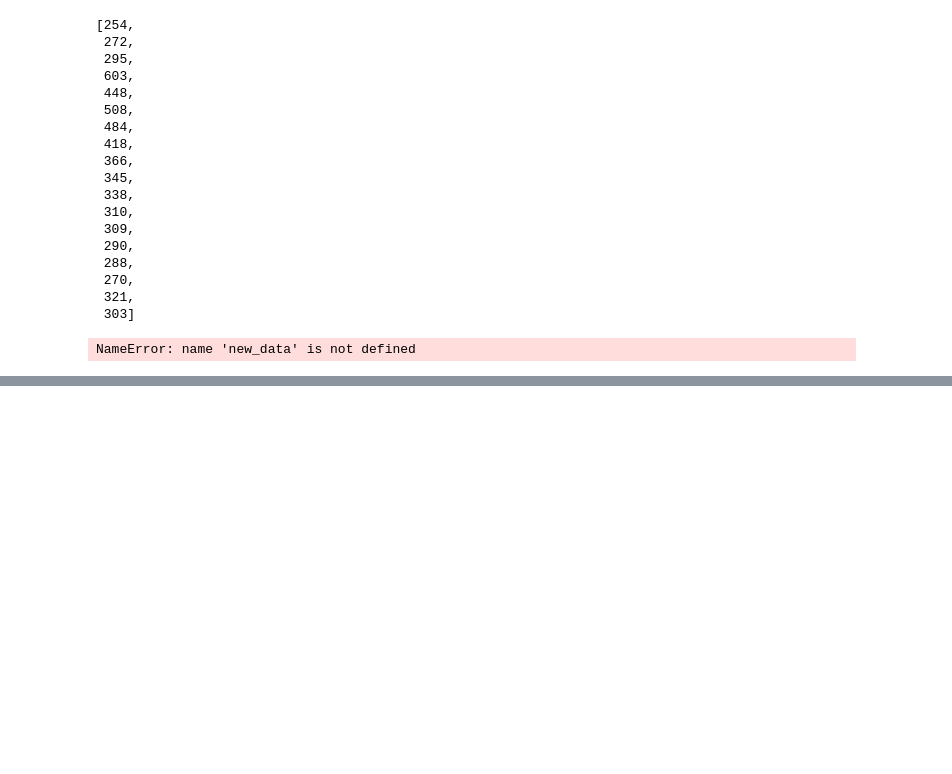
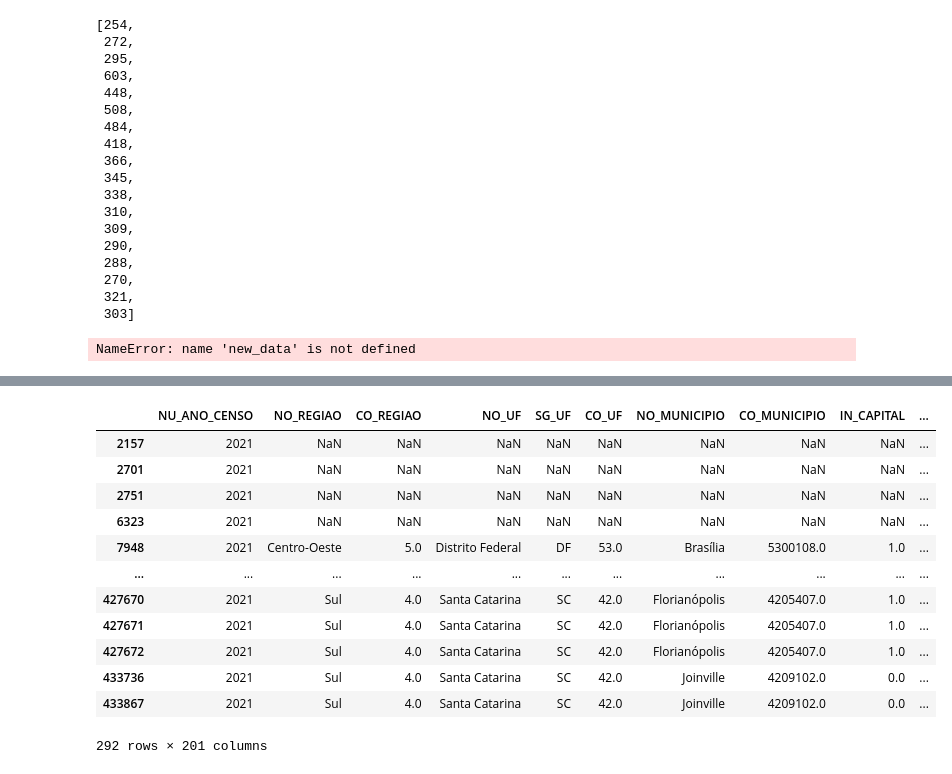
Before and after one commit to pedroafmelo/sidtec_pb, a Jupyter notebook: etapa_2/pessoas_recursos/extract_transform/testing.ipynb, the cells around one changed output, grey strips where cells are left out. Drawn from its saved outputs; the diff is of its cells as text; code cells hidden in the pictures; blank space fills up the shorter version.

```diff
--- a/etapa_2/pessoas_recursos/extract_transform/testing.ipynb
+++ b/etapa_2/pessoas_recursos/extract_transform/testing.ipynb
@@ -2088,0 +2186,6 @@ NameError: name 'new_data' is not defined
+# %%
+import pandas as pd
+pd.set_option("display.max_columns", 300)
+# %%
+file = pd.read_csv('/Volumes/SEAGATE_EHD/sidtec_pb/censo_superior/Microdados_do_Censo_da_Educacao_Superior_2021/dados/MICRODADOS_CADASTRO_CURSOS_2021.CSV',
+                   encoding = "latin", sep = ";")
@@ -2088,0 +2277,20 @@ NameError: name 'new_data' is not defined
+# %%
+file = file.assign(
+    NOME_CURSO = lambda x: x.str.slice(3) if "ABI" in x["NO_CINE_ROTULO"] else x["NO_CINE_ROTULO"]
+)
+# %%
+file.query("NO_CINE_AREA_GERAL == 'Programas básicos'")
+# %% [output]
+|  | NU_ANO_CENSO | NO_REGIAO | CO_REGIAO | NO_UF | SG_UF | CO_UF | NO_MUNICIPIO | CO_MUNICIPIO | IN_CAPITAL | ... |
+| 2157 | 2021 | NaN | NaN | NaN | NaN | NaN | NaN | NaN | NaN | ... |
+| 2701 | 2021 | NaN | NaN | NaN | NaN | NaN | NaN | NaN | NaN | ... |
+| 2751 | 2021 | NaN | NaN | NaN | NaN | NaN | NaN | NaN | NaN | ... |
+| 6323 | 2021 | NaN | NaN | NaN | NaN | NaN | NaN | NaN | NaN | ... |
+| 7948 | 2021 | Centro-Oeste | 5.0 | Distrito Federal | DF | 53.0 | Brasília | 5300108.0 | 1.0 | ... |
+| ... | ... | ... | ... | ... | ... | ... | ... | ... | ... | ... |
+| 427670 | 2021 | Sul | 4.0 | Santa Catarina | SC | 42.0 | Florianópolis | 4205407.0 | 1.0 | ... |
+| 427671 | 2021 | Sul | 4.0 | Santa Catarina | SC | 42.0 | Florianópolis | 4205407.0 | 1.0 | ... |
+| 427672 | 2021 | Sul | 4.0 | Santa Catarina | SC | 42.0 | Florianópolis | 4205407.0 | 1.0 | ... |
+| 433736 | 2021 | Sul | 4.0 | Santa Catarina | SC | 42.0 | Joinville | 4209102.0 | 0.0 | ... |
+| 433867 | 2021 | Sul | 4.0 | Santa Catarina | SC | 42.0 | Joinville | 4209102.0 | 0.0 | ... |
+292 rows × 201 columns
```
Also changed, not shown: parts of 4 cells of this notebook, 3 other files.
